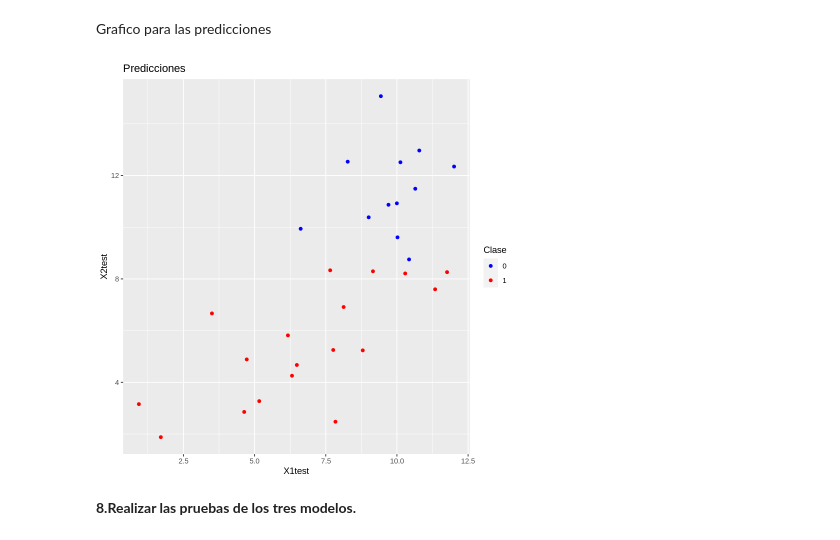
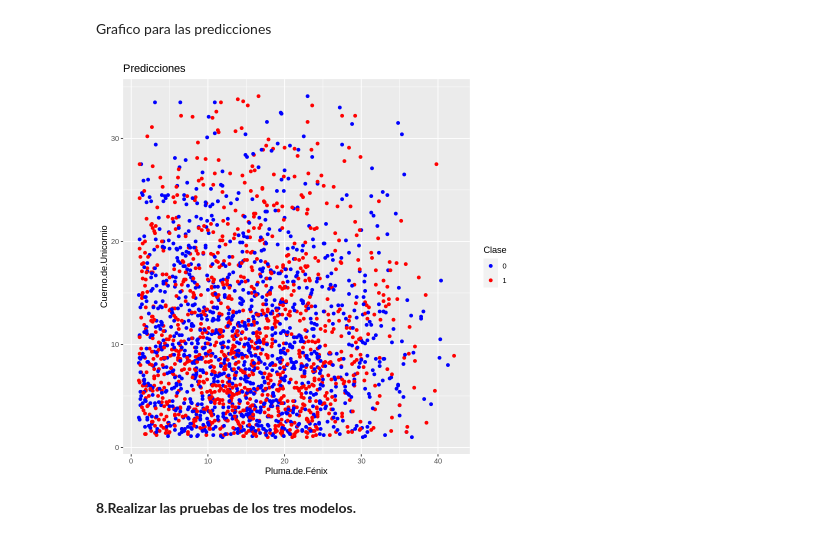
Before and after one commit to Melisa7L/FIA2023-TPI, a Jupyter notebook: FIA2023_TPI_Lino.ipynb, the cells around one changed output. Saved outputs shown, nothing was run; the diff lists cells and outputs as text; code cells hidden in the pictures.

```diff
--- a/FIA2023_TPI_Lino.ipynb
+++ b/FIA2023_TPI_Lino.ipynb
@@ -592,13 +592,13 @@ Loading required package: lattice
 # %% [markdown]
 Predicciones y calculo del error
 # %%
+# Hacer predicciones
+columnas_prediccion <- colnames(df_princess)[1:13]  # Selecciona las columnas predictoras
+pred <- predict(red, newdata = df_princess[, columnas_prediccion])
+predicciones_RNA <- ifelse(pred > 0.5, 1, 0)  # Convierte las predicciones en valores binarios
 
-# Hacer predicciones
-columnas_prediccion <- c("X1test", "X2test")
-pred <- predict(red, newdata = dataset_test[, columnas_prediccion])
-predicciones_RNA <- as.numeric(round(pred))
 # Calcular el error
-ErrorC_RNA <- sum(predicciones_RNA != dataset_test$clase_test) / length(dataset_test$clase_test)
+ErrorC_RNA <- sum(predicciones_RNA != df_princess$Curado) / length(df_princess$Curado)
 print("El error es:")
 print(ErrorC_RNA)
 # %% [output]
@@ -621,20 +608,20 @@ print(plot_dataset_test)
 Grafico para las predicciones
 # %%
 # Crear un conjunto de datos para el gráfico de predicciones
-predicciones_df <- as.data.frame(cbind(dataset_test[, c("X1test", "X2test")], predicciones_RNA))
-names(predicciones_df) <- c("X1test", "X2test", "predicciones_RNA")
+predicciones_df <- as.data.frame(cbind(df_princess[, c("Pluma.de.Fénix", "Cuerno.de.Unicornio")], predicciones_RNA))
+names(predicciones_df) <- c("Pluma.de.Fénix", "Cuerno.de.Unicornio", "predicciones_RNA")
 
 # Gráfico para las predicciones
 plot_predictions <- ggplot(data = predicciones_df,
-                           aes(x = X1test, y = X2test, color = as.factor(predicciones_RNA))) +
+                           aes(x = Pluma.de.Fénix, y = Cuerno.de.Unicornio, color = as.factor(predicciones_RNA))) +
   geom_point() +
-  labs(title = "Predicciones", x = "X1test", y = "X2test") +
+  labs(title = "Predicciones", x = "Pluma.de.Fénix", y = "Cuerno.de.Unicornio") +
   scale_color_manual(values = c("blue", "red"), name = 'Clase')
 
 # Mostrar el gráfico
 print(plot_predictions)
 # %% [output]
-[figure, old version]
+[figure, new version]
 # %% [markdown]
 **8.Realizar las pruebas de los tres modelos.**
 # %% [markdown]
```
Also changed, not shown: parts of 3 cells of this notebook.
